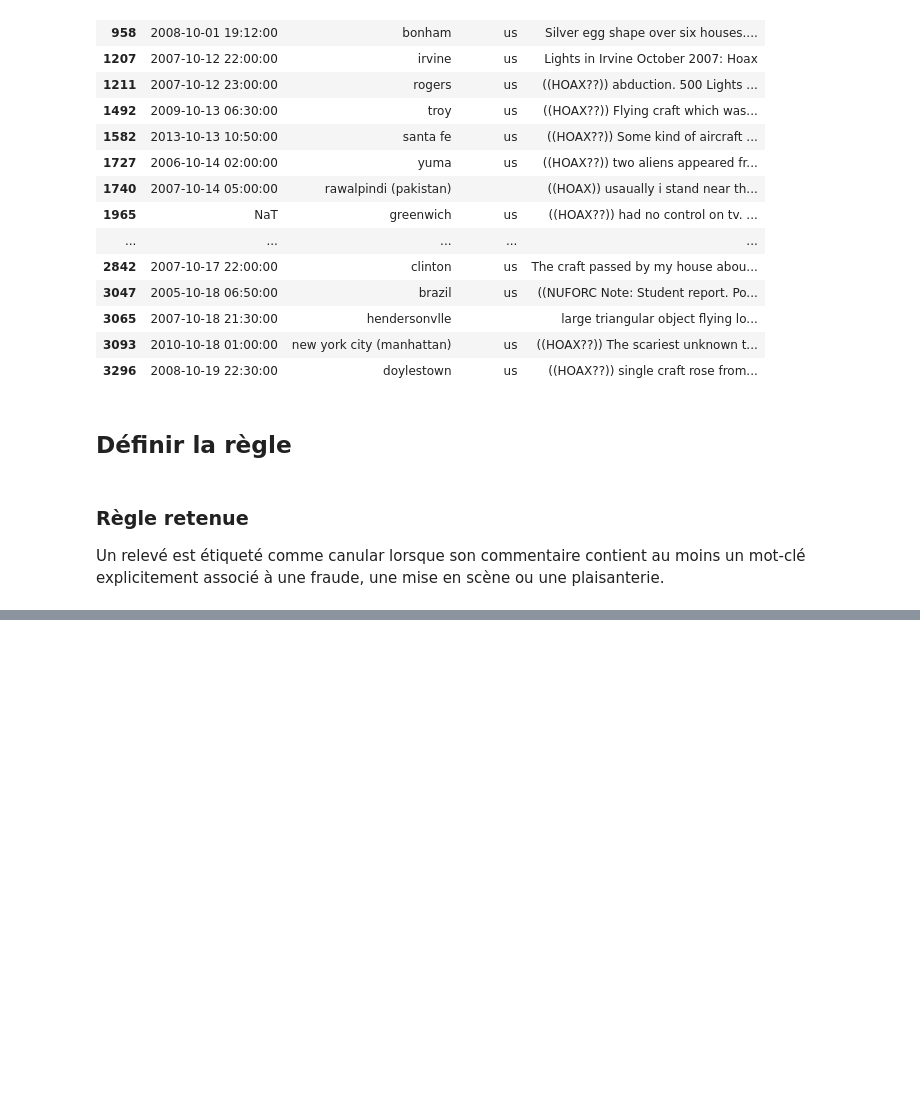
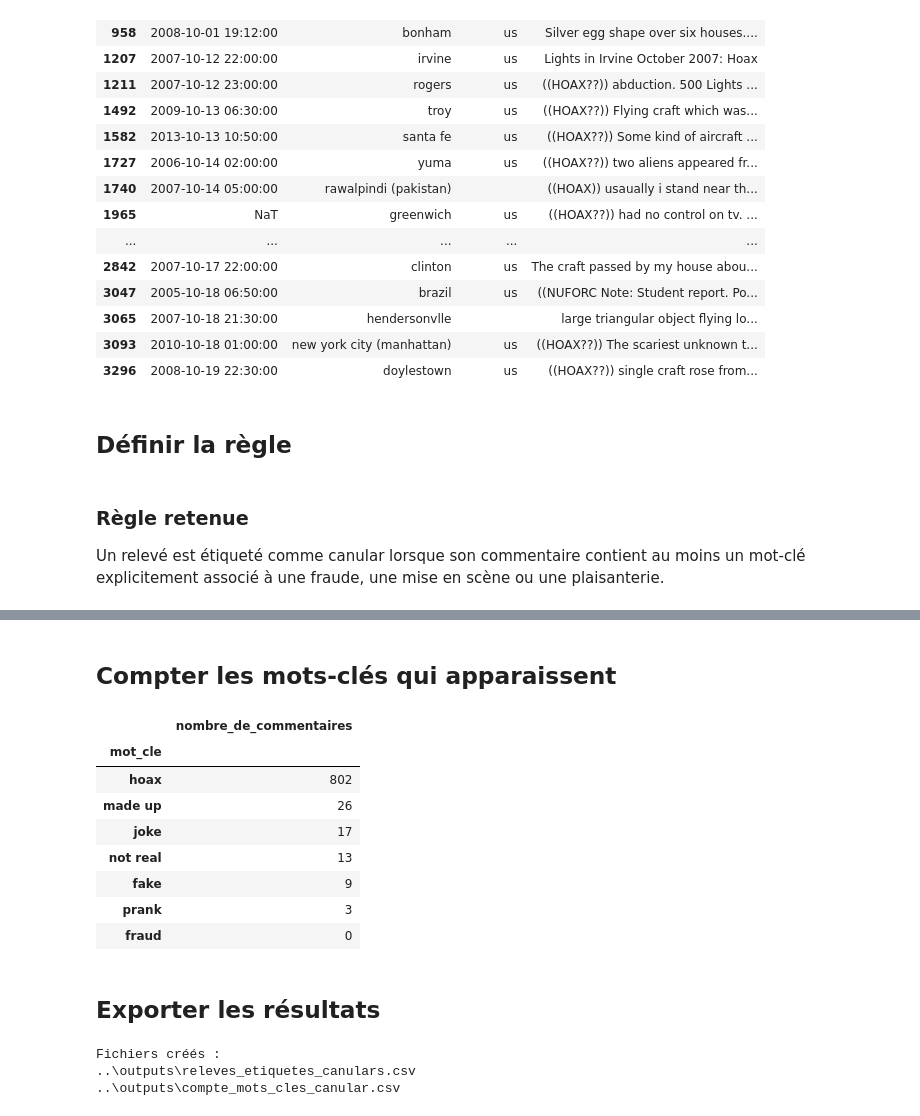
Before and after one commit to McDams/ufo-ml-avance, a Jupyter notebook: notebooks/03_creation_cible.ipynb, the cells around one changed output, grey strips where cells are left out. Saved outputs shown, nothing was run; the diff lists cells and outputs as text; code cells hidden in the pictures; blank space fills up the shorter version.

```diff
--- a/notebooks/03_creation_cible.ipynb
+++ b/notebooks/03_creation_cible.ipynb
@@ -168,0 +345,71 @@ plaisanterie.
+# %% [markdown]
+## Compter les mots-clés qui apparaissent
+# %%
+compte_declencheurs = {
+    mot: int(
+        df["comments_clean"].str.contains(
+            re.escape(mot),
+            regex=True,
+            na=False
+        ).sum()
+    )
+    for mot in MOTS_CLES_CANULAR
+}
+
+df_compte_declencheurs = (
+    pd.DataFrame.from_dict(
+        compte_declencheurs,
+        orient="index",
+        columns=["nombre_de_commentaires"]
+    )
+    .rename_axis("mot_cle")
+    .sort_values(
+        "nombre_de_commentaires",
+        ascending=False
+    )
+)
+
+df_compte_declencheurs
+# %% [output]
+|  | nombre_de_commentaires |
+| mot_cle |  |
+| hoax | 802 |
+| made up | 26 |
+| joke | 17 |
+| not real | 13 |
+| fake | 9 |
+| prank | 3 |
+| fraud | 0 |
+# %% [markdown]
+## Exporter les résultats
+# %%
+df.loc[
+    df["is_hoax"] == 1,
+    [
+        "datetime",
+        "city",
+        "state",
+        "country",
+        "shape",
+        "duration_seconds",
+        "comments",
+        "mots_declencheurs",
+        "is_hoax"
+    ]
+].to_csv(
+    OUTPUT_DIR / "releves_etiquetes_canulars.csv",
+    index=False
+)
+
+df_compte_declencheurs.to_csv(
+    OUTPUT_DIR / "compte_mots_cles_canular.csv",
+    index=True
+)
+
+print("Fichiers créés :")
+print(OUTPUT_DIR / "releves_etiquetes_canulars.csv")
+print(OUTPUT_DIR / "compte_mots_cles_canular.csv")
+# %% [output]
+Fichiers créés :
+..\outputs\releves_etiquetes_canulars.csv
+..\outputs\compte_mots_cles_canular.csv
```
Also changed, not shown: parts of 11 cells of this notebook.
